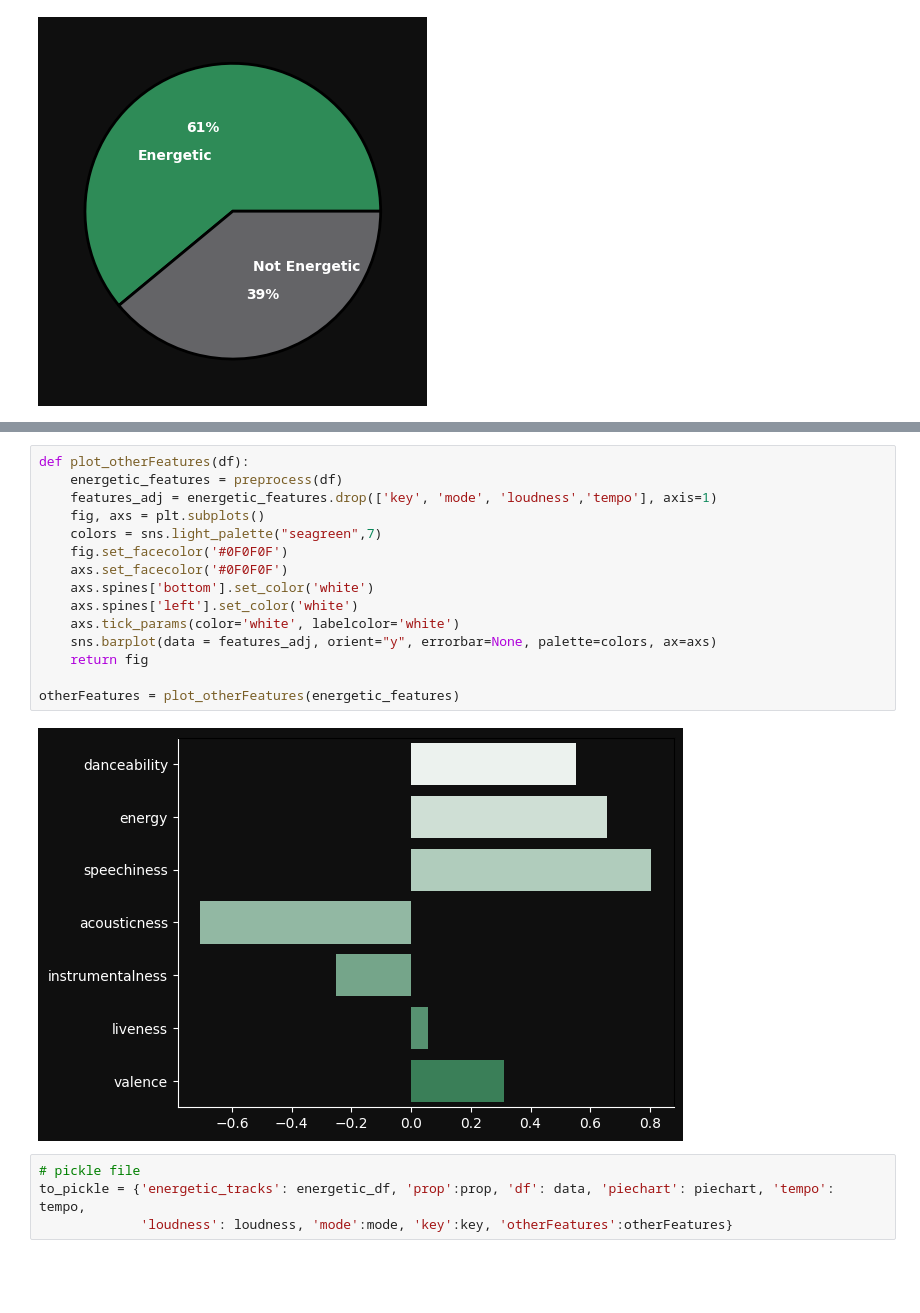
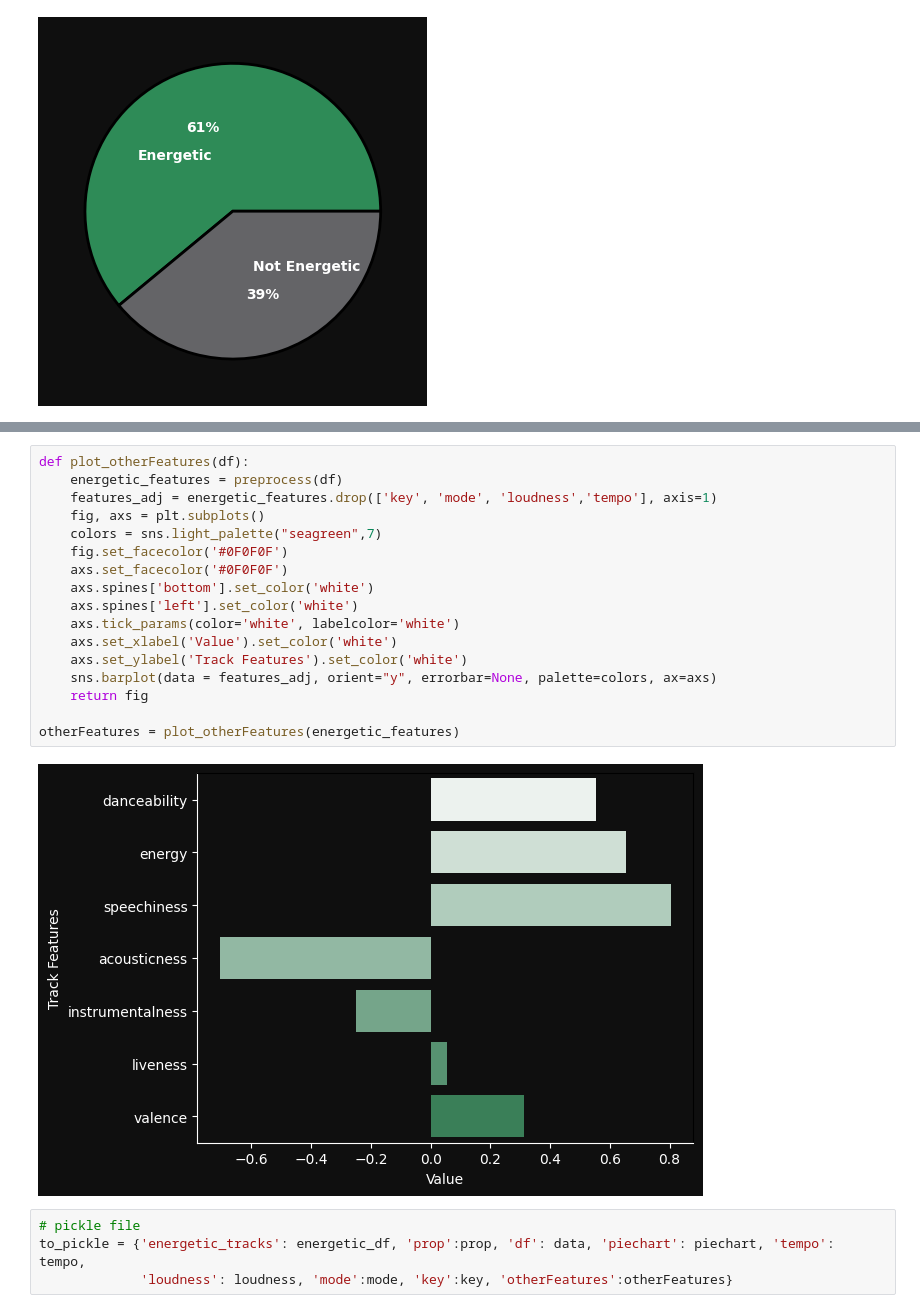
Before and after one commit to aakanksha1dutta/MOODSIC, a Jupyter notebook: 3_Model_Visualization.ipynb, the cells around one changed output, grey strips where cells are left out. Cells and saved outputs as stored; diff of their text form; blank space fills up the shorter version.

```diff
--- a/3_Model_Visualization.ipynb
+++ b/3_Model_Visualization.ipynb
@@ -173,20 +181,22 @@ key = plot_key(energetic_features)
 # %%
 def plot_otherFeatures(df):
     energetic_features = preprocess(df)
     features_adj = energetic_features.drop(['key', 'mode', 'loudness','tempo'], axis=1)
     fig, axs = plt.subplots()
     colors = sns.light_palette("seagreen",7)
     fig.set_facecolor('#0F0F0F')
     axs.set_facecolor('#0F0F0F')
     axs.spines['bottom'].set_color('white')
     axs.spines['left'].set_color('white')
     axs.tick_params(color='white', labelcolor='white')
+    axs.set_xlabel('Value').set_color('white')
+    axs.set_ylabel('Track Features').set_color('white')
     sns.barplot(data = features_adj, orient="y", errorbar=None, palette=colors, ax=axs)
     return fig
 
 otherFeatures = plot_otherFeatures(energetic_features)
 # %% [output]
-[figure, old version]
+[figure, new version]
 # %%
 # pickle file
 to_pickle = {'energetic_tracks': energetic_df, 'prop':prop, 'df': data, 'piechart': piechart, 'tempo': tempo,
```
Also changed, not shown: parts of 5 cells of this notebook, 2 other files.
